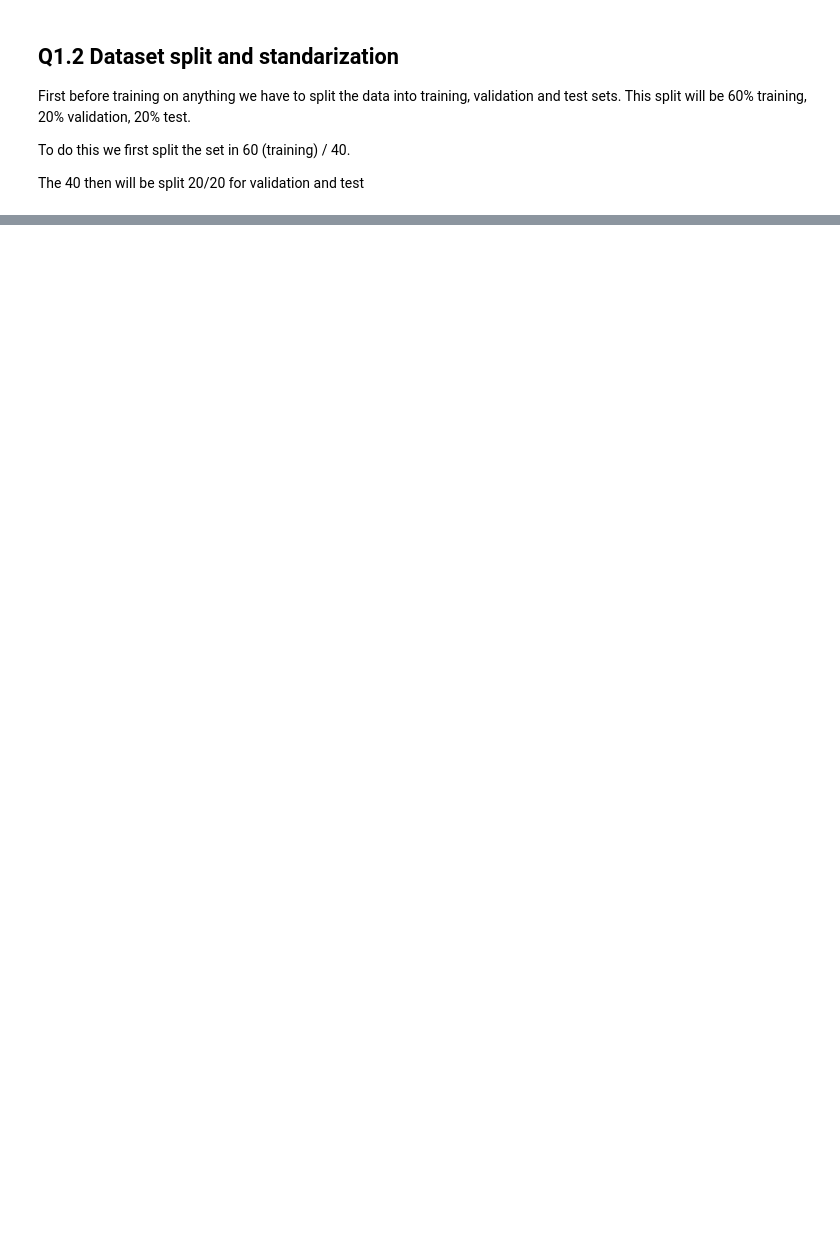
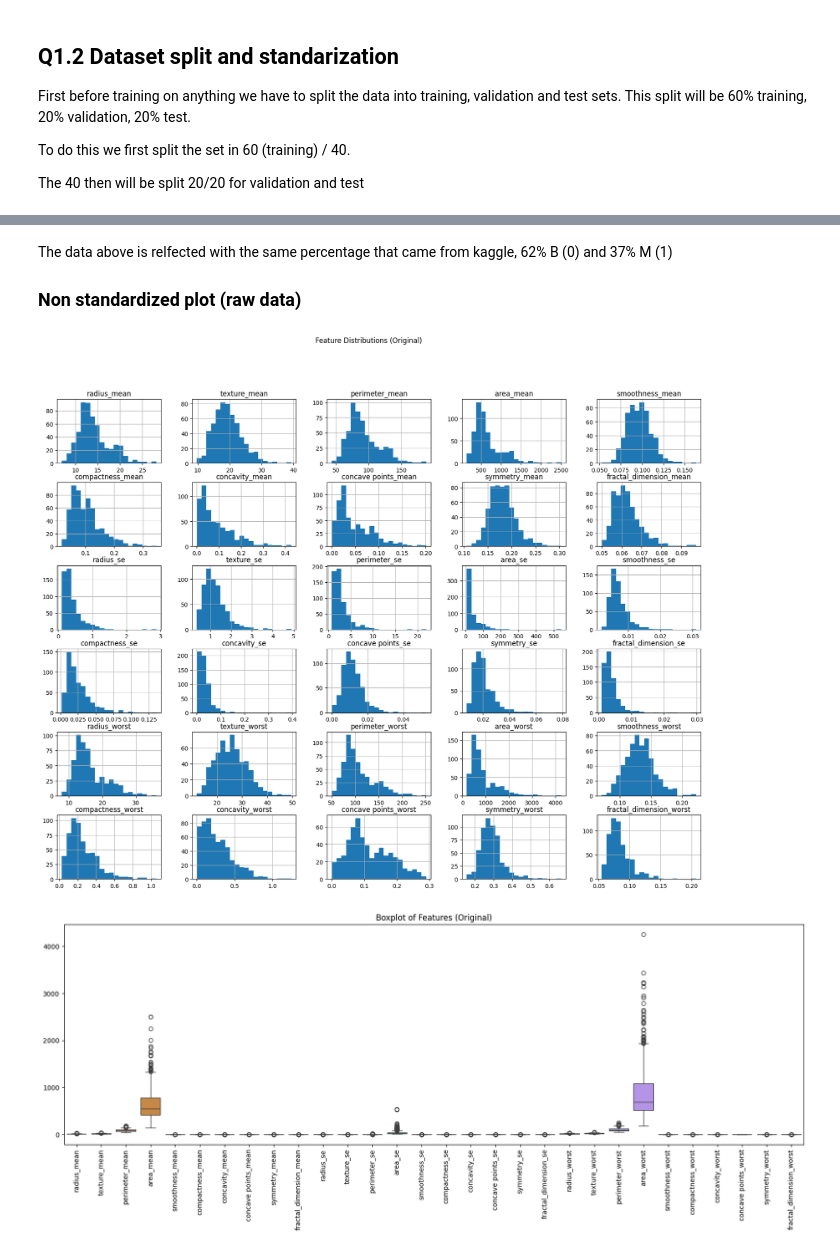
Before and after one commit to MustafaKess/IDATG2208-ML-assignment-2, a Jupyter notebook: exercise 1/Q1.ipynb, the cells around one changed output, grey strips where cells are left out. Saved outputs shown, nothing was run; the diff lists cells and outputs as text; code cells hidden in the pictures; blank space fills up the shorter version.

```diff
--- a/exercise 1/Q1.ipynb
+++ b/exercise 1/Q1.ipynb
@@ -85,24 +96,19 @@ X_test_std = pd.DataFrame(scaler.transform(X_test), columns=X_test.columns)
+# %% [markdown]
+The data above is relfected with the same percentage that came from kaggle, 62% B (0) and 37% M (1)
+
+### Non standardized plot (raw data)
 # %%
-import seaborn as sns # just so it looks less boring ig.
+# Plot histograms for all features before standardization
+X.hist(bins=20, figsize=(20,15))
+plt.suptitle("Feature Distributions (Original)")
+plt.show()
 
-def plot_feature_chunks_boxplot(df, y=None, title="Feature Boxplots", num_chunks=3):
-    columns_split = np.array_split(df.columns, num_chunks)
-
-    for i, cols in enumerate(columns_split, start=1):
-        num_cols = len(cols)
-        fig, axes = plt.subplots(1, num_cols, figsize=(5*num_cols, 5))
-        if num_cols == 1:
-            axes = [axes]
-
-        for ax, col in zip(axes, cols):
-            if y is not None:
-
-                sns.boxplot(x=y, y=df[col], ax=ax, palette={0:"#1f77b4", 1:"#ff7f0e"})
-                ax.set_xlabel("Class")
-            else:
-                sns.boxplot(y=df[col], ax=ax, color="skyblue")
-            ax.set_title(col, fontsize=10)
-            ax.grid(True, linestyle='--', alpha=0.4)
-        plt.suptitle(f"{title} (Columns {i})", fontsize=14)
-        plt.tight_layout(rect=[0, 0, 1, 0.95])
-        plt.show()
+# Boxplots for spotting outliers
+plt.figure(figsize=(20,6))
+sns.boxplot(data=X)
+plt.xticks(rotation=90)
+plt.title("Boxplot of Features (Original)")
+plt.show()
+# %% [output]
+[figure, added]
+[figure, added]
```
Also changed, not shown: parts of 9 cells of this notebook.
